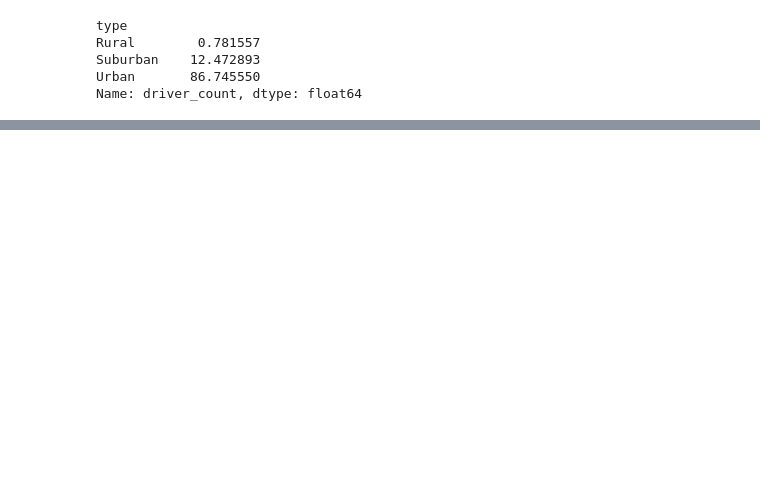
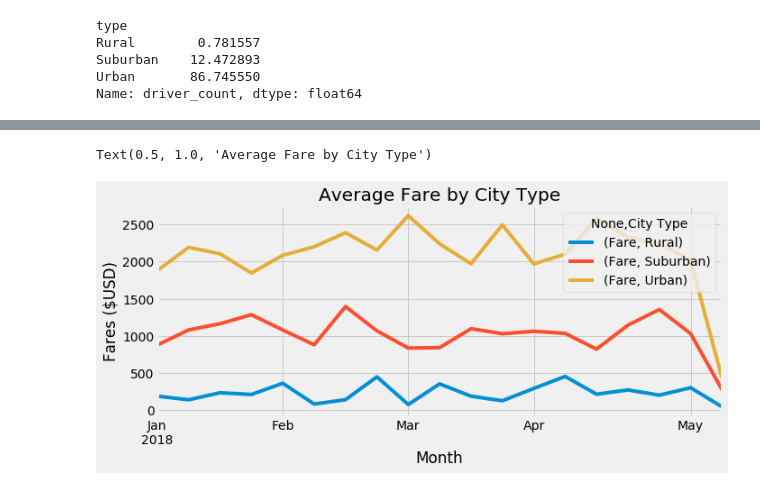
Before and after one commit to taylorfrias/TF_PyBer_Analysis, a Jupyter notebook: TF_pyber.ipynb, the cells around one changed output, grey strips where cells are left out. Saved outputs shown, nothing was run; the diff lists cells and outputs as text; code cells hidden in the pictures; blank space fills up the shorter version.

```diff
--- a/TF_pyber.ipynb
+++ b/TF_pyber.ipynb
@@ -688,0 +858,7 @@ FileNotFoundError: [Errno 2] No such file or directory: 'analysis/Fig7.png'
+# %%
+copy_pyber_data=pyber_data_df[['Date','City Type','Fare']].copy()
+
+# copy_pyber_data.head()
+copy_pyber_data['Date'] =  pd.to_datetime(copy_pyber_data['Date'])
+# copy_pyber_data.dtypes
+copy_pyber_data.head()
@@ -688,0 +872,4 @@ FileNotFoundError: [Errno 2] No such file or directory: 'analysis/Fig7.png'
+# %%
+copy_pyber_data = copy_pyber_data.set_index('Date')
+copy_pyber_data.head()
+# copy_pyber_data.info()
@@ -688,0 +906,4 @@ FileNotFoundError: [Errno 2] No such file or directory: 'analysis/Fig7.png'
+# %%
+pivot_table=pd.pivot_table(copy_pyber_data,index=['Date'],columns=['City Type'])
+pivot_table.head()
+# pivot_table.info()
@@ -688,0 +919,4 @@ FileNotFoundError: [Errno 2] No such file or directory: 'analysis/Fig7.png'
+# %%
+#df_where_index_is_datetimes.resample('d')
+resampled_pivot = pivot_table.resample('W').sum()
+resampled_pivot.tail()
@@ -688,0 +932,11 @@ FileNotFoundError: [Errno 2] No such file or directory: 'analysis/Fig7.png'
+# %%
+# plt.figure(figsize=(10,4))
+plt.style.use('fivethirtyeight')
+resampled_pivot.resample('w').sum().plot(figsize=(10,4))
+# Create labels for the x and y axes and title.
+plt.ylabel("Fares ($USD)")
+plt.xlabel("Month")
+plt.title("Average Fare by City Type")
+# %% [output]
+Text(0.5, 1.0, 'Average Fare by City Type')
+[figure, added]
```
Also changed, not shown: parts of 33 cells of this notebook, 6 other files.
